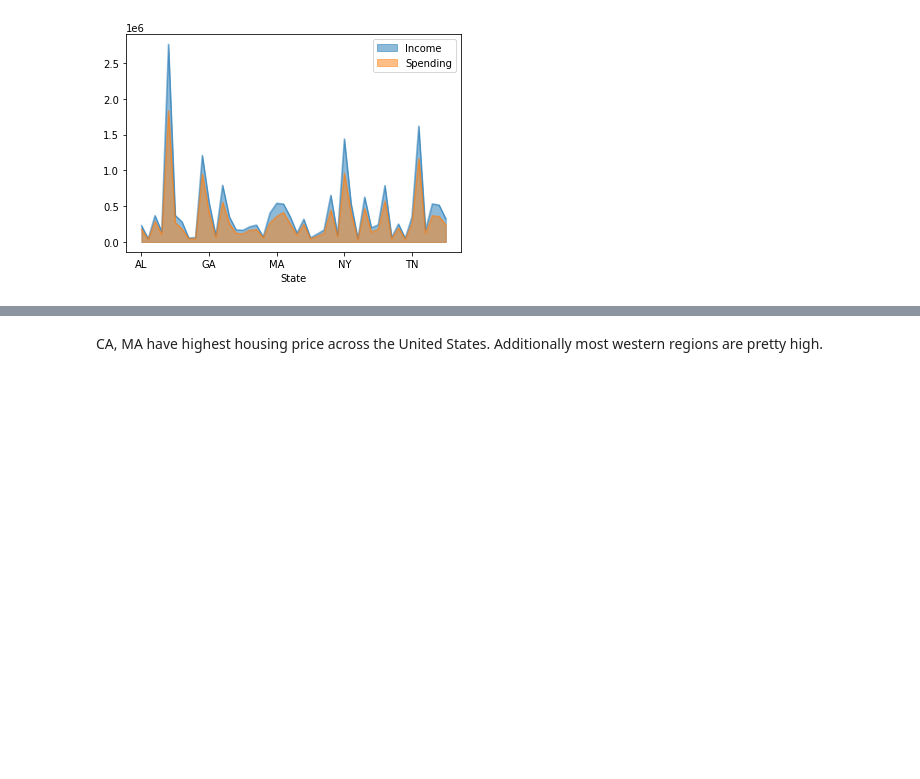
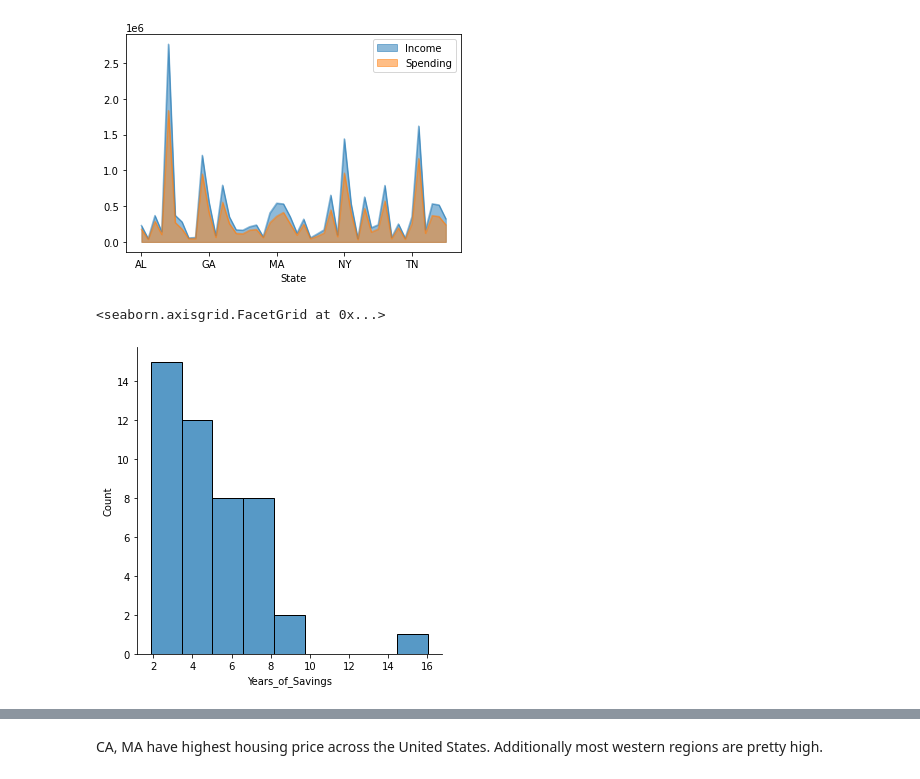
Before and after one commit to StockJanitor/CIS41_Project, a Jupyter notebook: CIS41_Project.ipynb, the cells around one changed output, grey strips where cells are left out. Cells and saved outputs as stored; diff of their text form; code cells hidden in the pictures; blank space fills up the shorter version.

```diff
--- a/CIS41_Project.ipynb
+++ b/CIS41_Project.ipynb
@@ -1016,6 +1023,11 @@ areaplot_df.plot.area(x='State',stacked=False)
 <AxesSubplot:xlabel='State'>
 <Figure size 1440x720 with 0 Axes>
 [figure]
+# %%
+sns.displot(state_df,x='Years_of_Savings')
+# %% [output]
+<seaborn.axisgrid.FacetGrid at 0x...>
+[figure, added]
 # %%
 # Choropleth graph
 data = dict(type = 'choropleth',colorscale='Portland',locations=state_df['State'],locationmode='USA-states', z=state_df['Price'],text=state_df['Price'], colorbar={'title':'Price'})
```
Also changed, not shown: parts of 1 cell of this notebook.
